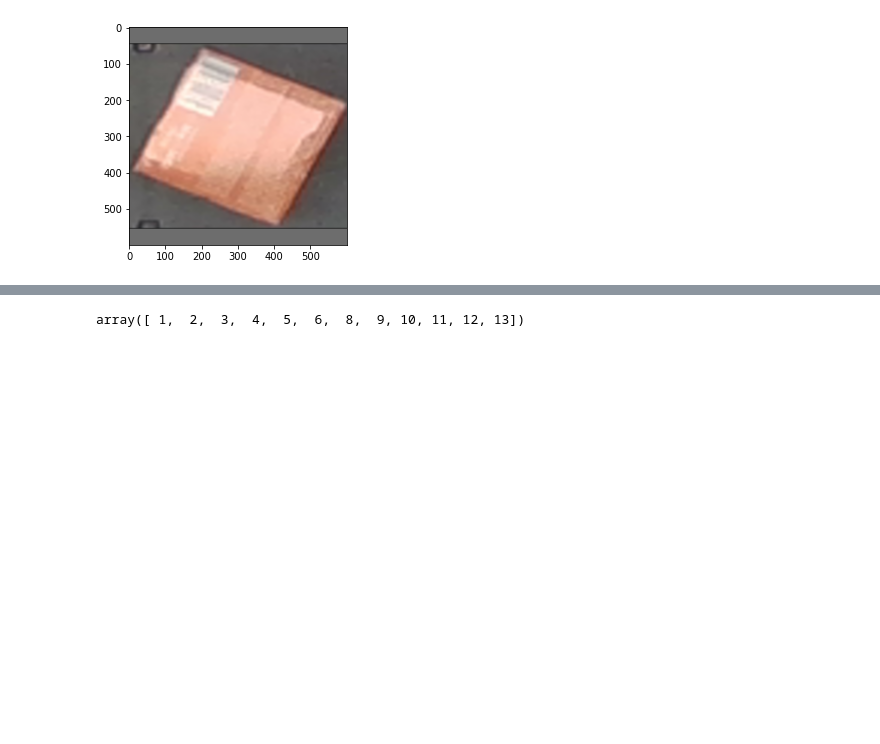
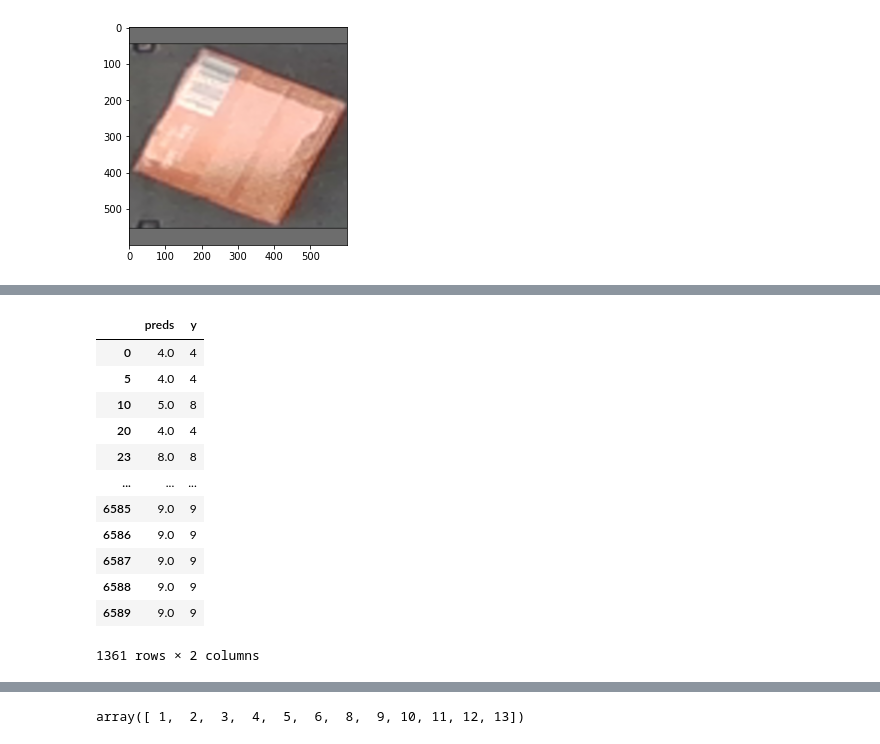
Before and after one commit to LLynd/KNUMxGolemMLHackaton2022, a Jupyter notebook: src/notebooks/Weronika_pipe.ipynb, the cells around one changed output, grey strips where cells are left out. Drawn from its saved outputs; the diff is of its cells as text; code cells hidden in the pictures; blank space fills up the shorter version.

```diff
--- a/src/notebooks/Weronika_pipe.ipynb
+++ b/src/notebooks/Weronika_pipe.ipynb
@@ -252 +292,17 @@ off_res = off_res.drop(off_res.loc[off_res['y']>13].index)
+# %%
+off_res
+# %% [output]
+|  | preds | y |
+| 0 | 4.0 | 4 |
+| 5 | 4.0 | 4 |
+| 10 | 5.0 | 8 |
+| 20 | 4.0 | 4 |
+| 23 | 8.0 | 8 |
+| ... | ... | ... |
+| 6585 | 9.0 | 9 |
+| 6586 | 9.0 | 9 |
+| 6587 | 9.0 | 9 |
+| 6588 | 9.0 | 9 |
+| 6589 | 9.0 | 9 |
+1361 rows × 2 columns
 # %%
```
Also changed, not shown: parts of 12 cells of this notebook, 1 other file.
